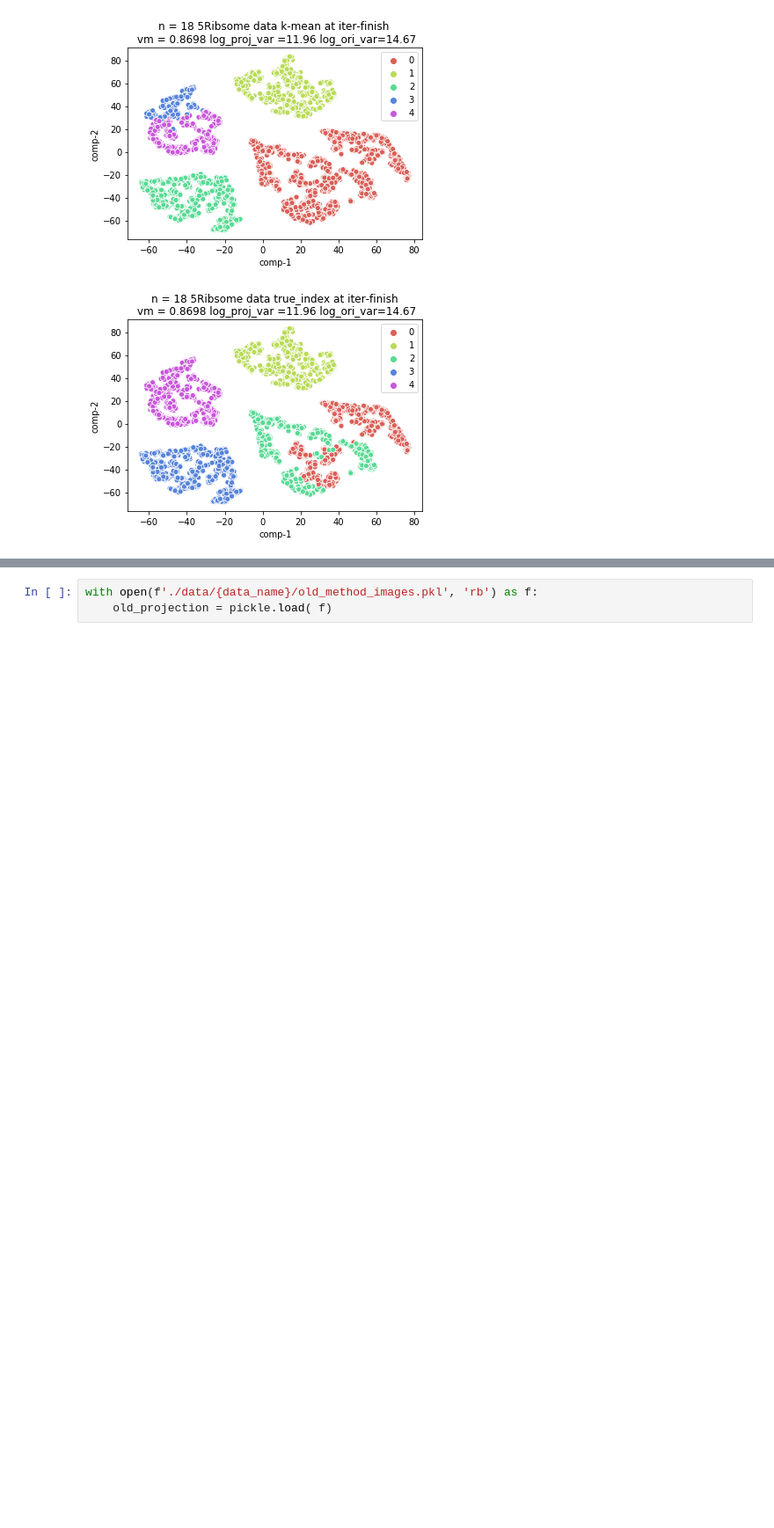
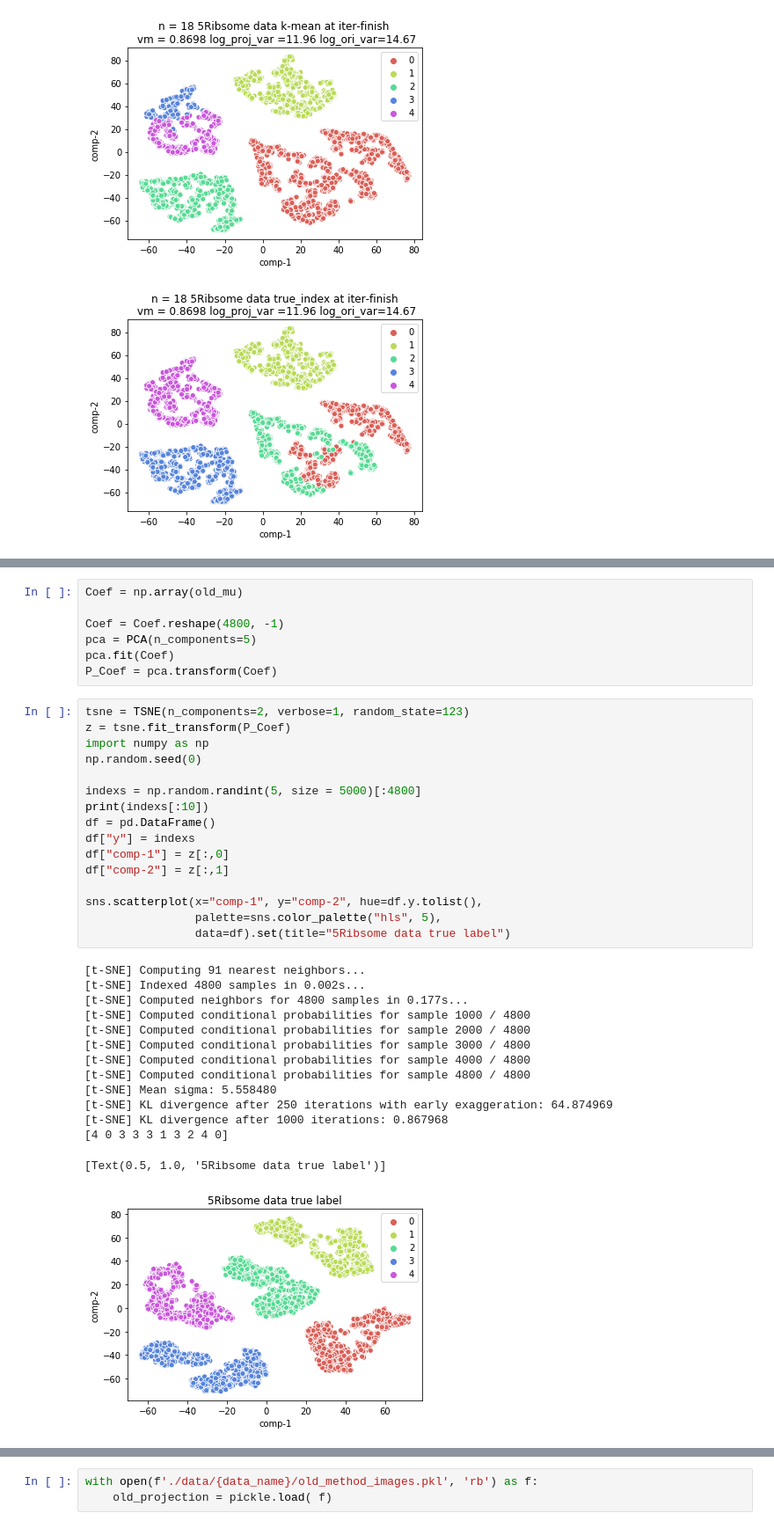
Before and after one commit to lewis841214/EM_2SDR, a Jupyter notebook: 70S_ribsome_true_mean_randome_index_train_longer.ipynb, the cells around one changed output, grey strips where cells are left out. Shown at 88% size. Saved outputs shown, nothing was run; the diff lists cells and outputs as text; blank space fills up the shorter version.

Commit message:
senior_mean_then_EMPCA_mean 0.88VM_24_iter

```diff
--- a/70S_ribsome_true_mean_randome_index_train_longer.ipynb
+++ b/70S_ribsome_true_mean_randome_index_train_longer.ipynb
@@ -268,3 +267,41 @@ print('output mu is different')
 [0.02222990244626999]
 [1.5972199440002441]
 output mu is different
+# %%
+Coef = np.array(old_mu)
+
+Coef = Coef.reshape(4800, -1)
+pca = PCA(n_components=5)
+pca.fit(Coef)
+P_Coef = pca.transform(Coef)
+# %%
+tsne = TSNE(n_components=2, verbose=1, random_state=123)
+z = tsne.fit_transform(P_Coef)
+import numpy as np
+np.random.seed(0)
+
+indexs = np.random.randint(5, size = 5000)[:4800]
+print(indexs[:10])
+df = pd.DataFrame()
+df["y"] = indexs
+df["comp-1"] = z[:,0]
+df["comp-2"] = z[:,1]
+
+sns.scatterplot(x="comp-1", y="comp-2", hue=df.y.tolist(),
+                palette=sns.color_palette("hls", 5),
+                data=df).set(title="5Ribsome data true label")
+# %% [output]
+[t-SNE] Computing 91 nearest neighbors...
+[t-SNE] Indexed 4800 samples in 0.002s...
+[t-SNE] Computed neighbors for 4800 samples in 0.177s...
+[t-SNE] Computed conditional probabilities for sample 1000 / 4800
+[t-SNE] Computed conditional probabilities for sample 2000 / 4800
+[t-SNE] Computed conditional probabilities for sample 3000 / 4800
+[t-SNE] Computed conditional probabilities for sample 4000 / 4800
+[t-SNE] Computed conditional probabilities for sample 4800 / 4800
+[t-SNE] Mean sigma: 5.558480
+[t-SNE] KL divergence after 250 iterations with early exaggeration: 64.874969
+[t-SNE] KL divergence after 1000 iterations: 0.867968
+[4 0 3 3 3 1 3 2 4 0]
+[Text(0.5, 1.0, '5Ribsome data true label')]
+[figure, added]
```
Also changed, not shown: parts of 3 cells of this notebook, 5 other files.
